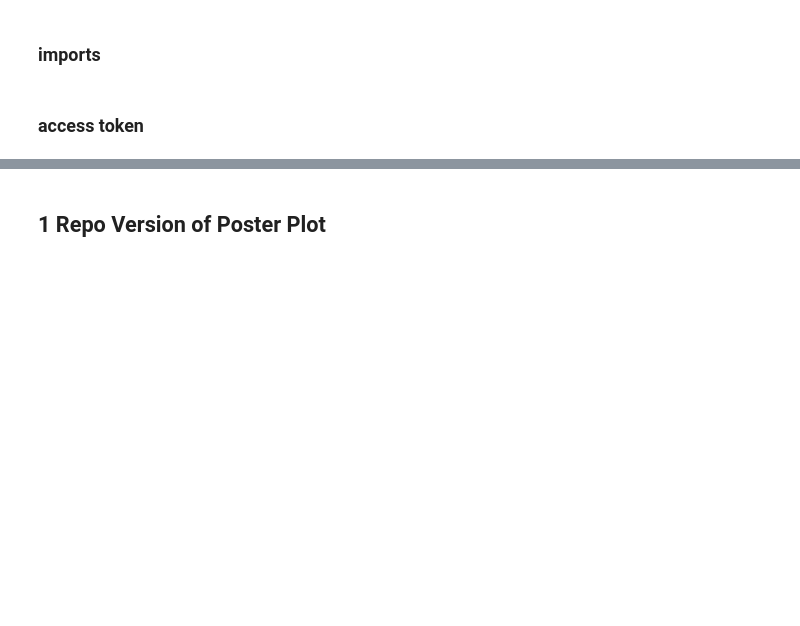
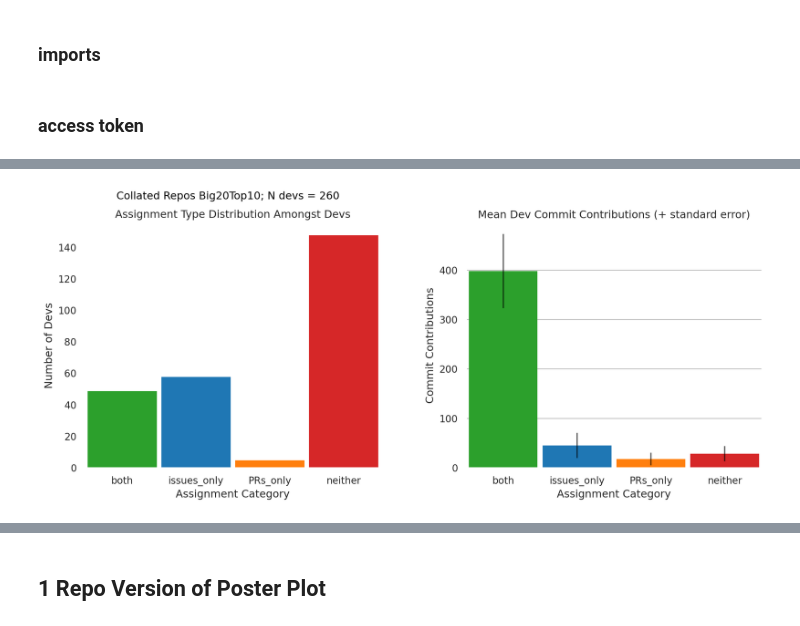
Before and after one commit to FlicAnderson/RSE-personas, a Jupyter notebook: githubanalysis/notebooks/Dev_Assignment.ipynb, the cells around one changed output, grey strips where cells are left out. Saved outputs shown, nothing was run; the diff lists cells and outputs as text; code cells hidden in the pictures; blank space fills up the shorter version.

Commit message:
maintenance commit; updated to redo all lost local plotting and whatnot

```diff
--- a/githubanalysis/notebooks/Dev_Assignment.ipynb
+++ b/githubanalysis/notebooks/Dev_Assignment.ipynb
@@ -42,0 +169,50 @@ headers = {f"Authorization: Bearer {gh_token}"}
+# %%
+# throw it into the sidebyside plot from before, but working on adding a mean assignments per repo plot in the middle:
+
+# plotting themes/colours setup
+cat_order = ['both','issues_only', 'PRs_only', 'neither']
+cat_palette = {'both': "#2ca02c", 'issues_only':  "#1f77b4", 'PRs_only': "#ff7f0e", 'neither': "#d62728"}
+palette_list = list(cat_palette.values())
+
+f = matplotlib.figure.Figure(figsize=(12, 5))
+#sf1, sf2, sf3 = f.subfigures(1,3)
+sf1, sf2 = f.subfigures(1,2)
+sf1.suptitle(f'Collated Repos Big20Top10; N devs = {len(dev_assignments.dev_name.index)}')
+(
+    so.Plot(
+        data=dev_assignments,
+        x='assignment',
+        color='assignment'
+    )
+    .add(so.Bars(width=.95, alpha=1), so.Count(), legend=False)
+    .scale(x=so.Nominal(order=cat_order), color=so.Nominal(palette_list, order=cat_order), legend=False)
+    .label(y='Number of Devs', x='Assignment Category', title="Assignment Type Distribution Amongst Devs", legend=None)
+    .theme({"axes.facecolor": "w"})
+    .on(sf1)
+    .plot()
+)
+#(
+#     so.Plot(
+#         data=dev_assignments.groupby(by='repo_name'),
+#         x='assignment',
+#         color='assignment'
+#     )
+#     .add(so.Bar(width=.95, alpha=1), so.Agg(), legend=False)
+#     .scale(x=so.Nominal(order=cat_order), color=so.Nominal(palette_list, order=cat_order), legend=False)
+#     .label(y='Number of Devs', x='Assignment Category', title="Assignment Type Distribution Amongst Devs", legend=None)
+#     .theme({"axes.facecolor": "w"})
+#     .on(sf2)
+#     .plot()
+#)
+(
+    so.Plot(data=dev_assignments, x='assignment', y='contributions', color='assignment')
+    .theme({"axes.facecolor": "w", "grid.color":'grey', "grid.alpha": 0.5, "axes.axisbelow":True})
+    .add(so.Bar(width=.93, alpha=1), so.Agg('mean'), legend=False)
+    .scale(x=so.Nominal(order=cat_order), alpha=1, color=so.Nominal(palette_list, order=cat_order), legend=False)
+    .add(so.Range(color='black', alpha=0.6), so.Est(errorbar="se"), legend=None)
+    .label(y='Commit Contributions', x='Assignment Category', title="Mean Dev Commit Contributions (+ standard error)")
+    .on(sf2)
+    .plot()
+)
+# %% [output]
+[figure, added]
```
Also changed, not shown: parts of 92 cells of this notebook.
